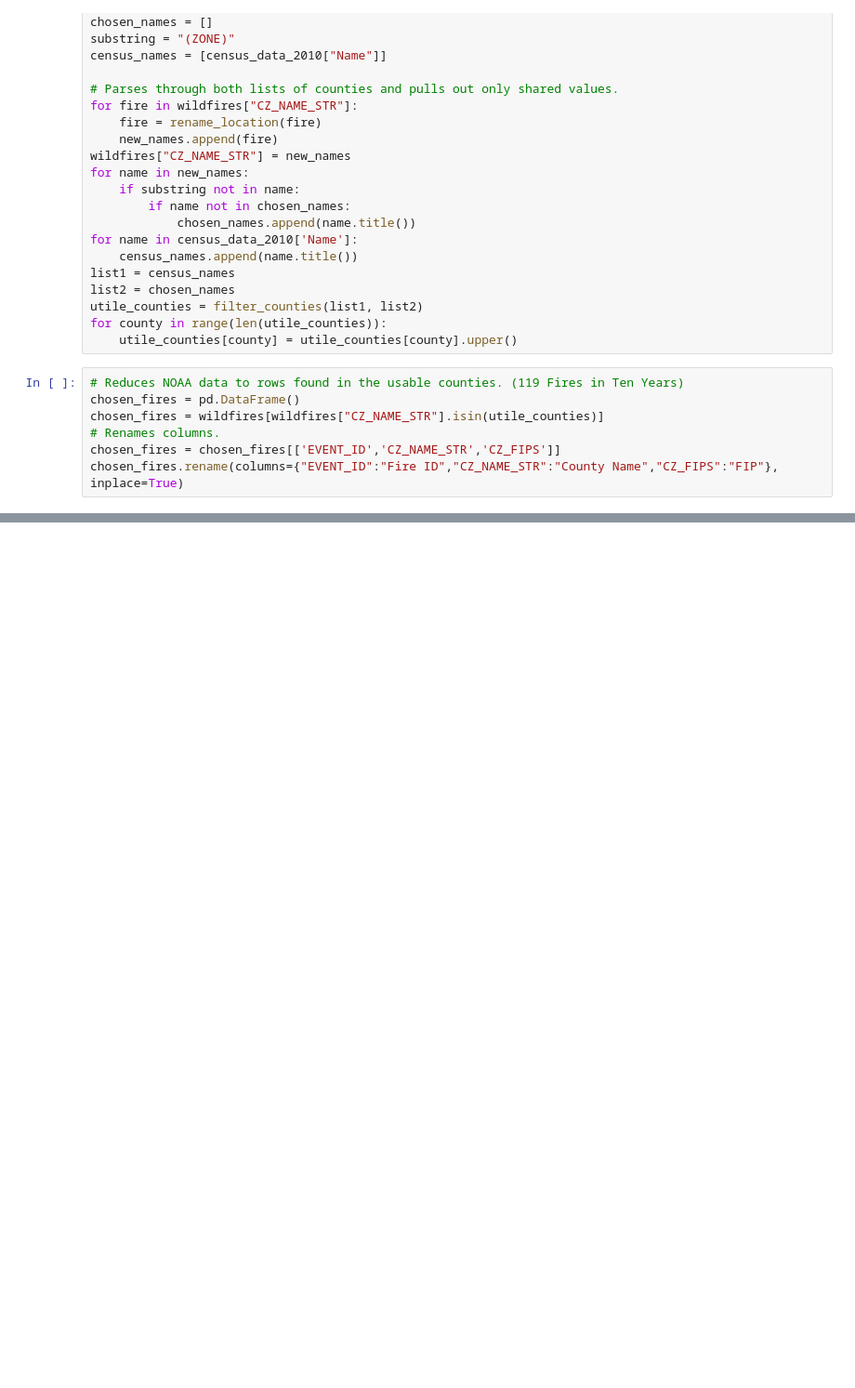
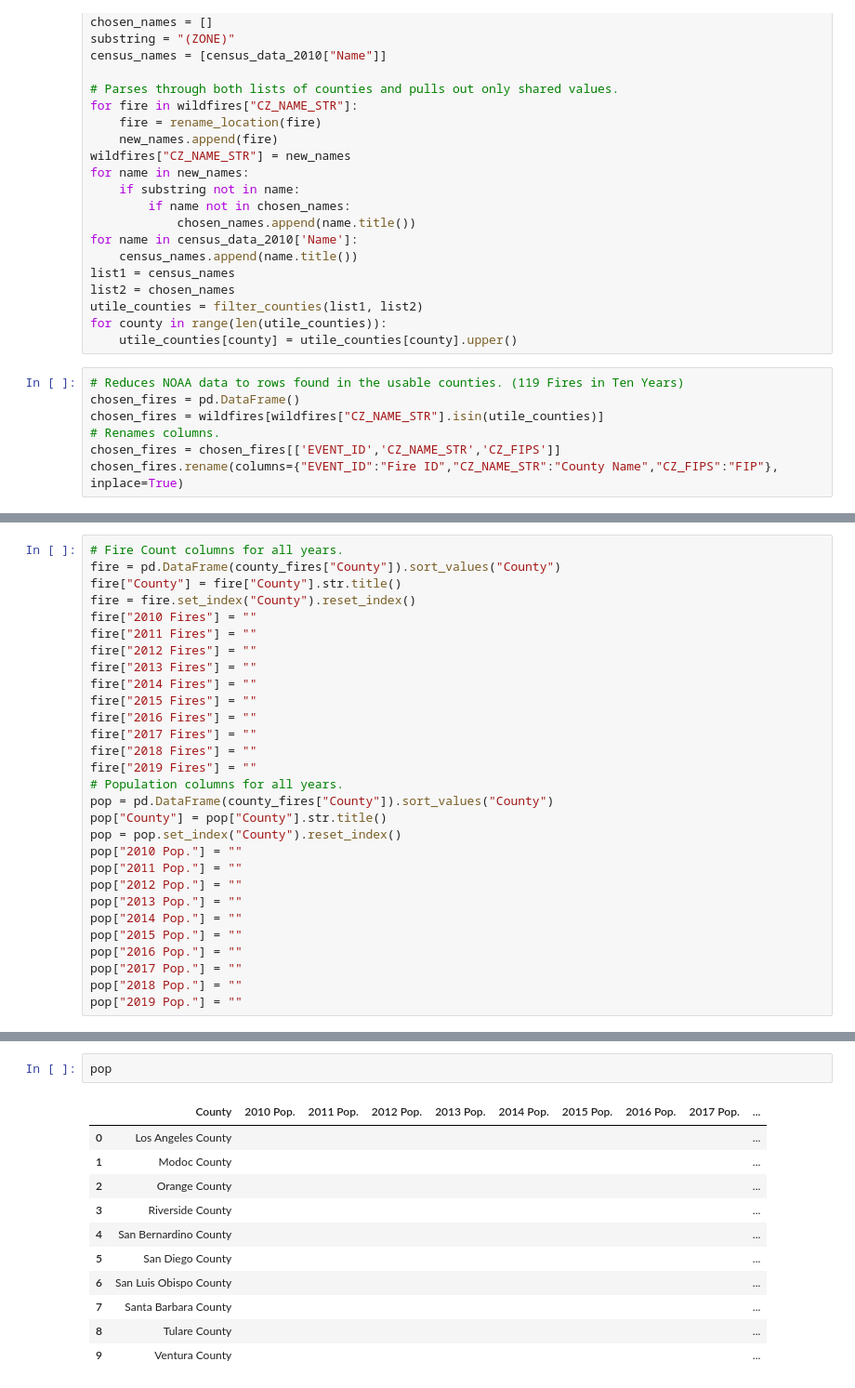
Before and after one commit to jacobdv/extreme-weather, a Jupyter notebook: wildfire-population-analysis.ipynb, the cells around one changed output, grey strips where cells are left out. Shown at 93% size. Cells and saved outputs as stored; diff of their text form; blank space fills up the shorter version.

Commit message:
Need to add yearly data for the ten counties.

```diff
--- a/wildfire-population-analysis.ipynb
+++ b/wildfire-population-analysis.ipynb
@@ -85,0 +102,29 @@ county_fires
+# %%
+# Fire Count columns for all years.
+fire = pd.DataFrame(county_fires["County"]).sort_values("County")
+fire["County"] = fire["County"].str.title()
+fire = fire.set_index("County").reset_index()
+fire["2010 Fires"] = ""
+fire["2011 Fires"] = ""
+fire["2012 Fires"] = ""
+fire["2013 Fires"] = ""
+fire["2014 Fires"] = ""
+fire["2015 Fires"] = ""
+fire["2016 Fires"] = ""
+fire["2017 Fires"] = ""
+fire["2018 Fires"] = ""
+fire["2019 Fires"] = ""
+# Population columns for all years.
+pop = pd.DataFrame(county_fires["County"]).sort_values("County")
+pop["County"] = pop["County"].str.title()
+pop = pop.set_index("County").reset_index()
+pop["2010 Pop."] = ""
+pop["2011 Pop."] = ""
+pop["2012 Pop."] = ""
+pop["2013 Pop."] = ""
+pop["2014 Pop."] = ""
+pop["2015 Pop."] = ""
+pop["2016 Pop."] = ""
+pop["2017 Pop."] = ""
+pop["2018 Pop."] = ""
+pop["2019 Pop."] = ""
@@ -86,3 +145,17 @@ county_fires
+# %%
+pop
+# %% [output]
+|  | County | 2010 Pop. | 2011 Pop. | 2012 Pop. | 2013 Pop. | 2014 Pop. | 2015 Pop. | 2016 Pop. | 2017 Pop. | ... |
+| 0 | Los Angeles County |  |  |  |  |  |  |  |  | ... |
+| 1 | Modoc County |  |  |  |  |  |  |  |  | ... |
+| 2 | Orange County |  |  |  |  |  |  |  |  | ... |
+| 3 | Riverside County |  |  |  |  |  |  |  |  | ... |
+| 4 | San Bernardino County |  |  |  |  |  |  |  |  | ... |
+| 5 | San Diego County |  |  |  |  |  |  |  |  | ... |
+| 6 | San Luis Obispo County |  |  |  |  |  |  |  |  | ... |
+| 7 | Santa Barbara County |  |  |  |  |  |  |  |  | ... |
+| 8 | Tulare County |  |  |  |  |  |  |  |  | ... |
+| 9 | Ventura County |  |  |  |  |  |  |  |  | ... |
 # %%
 # Bar graphing.
 x_values = county_fires["County"]
```
Also changed, not shown: parts of 4 cells of this notebook.
